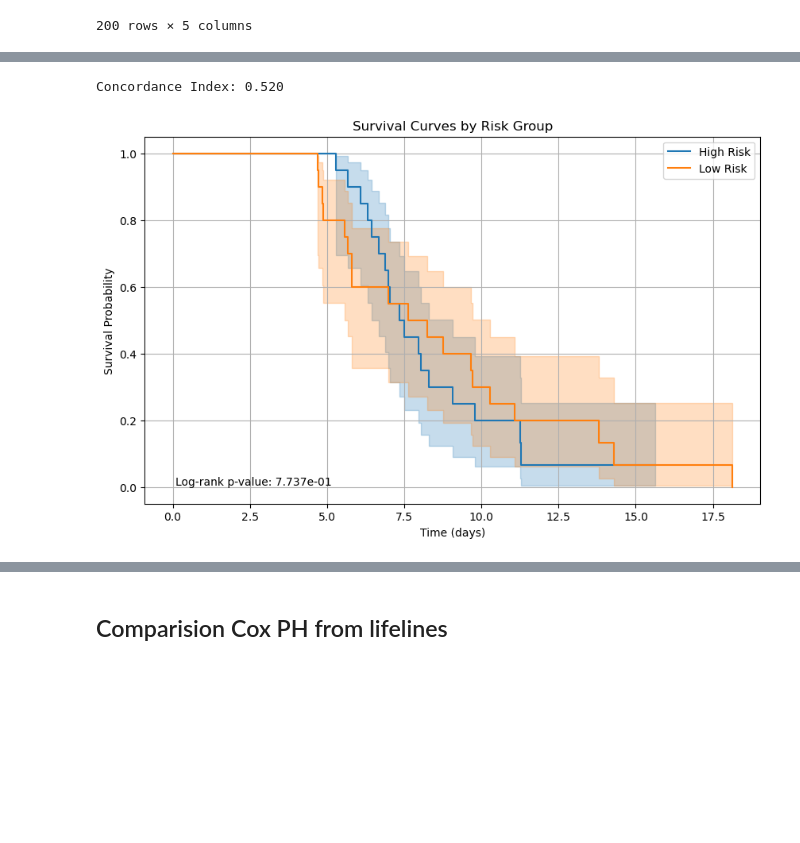
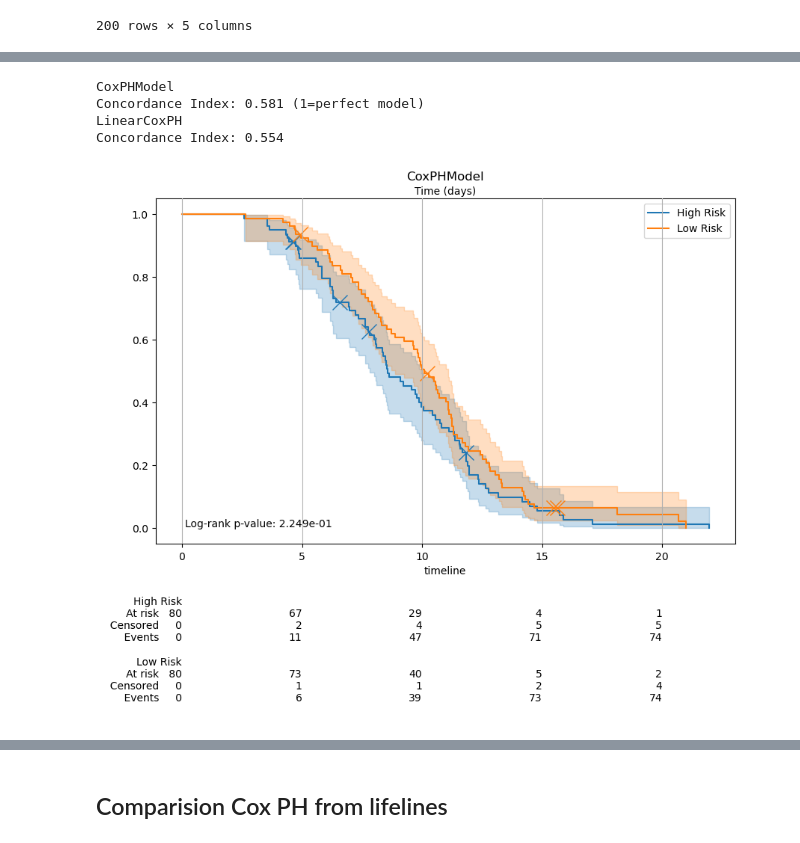
Before and after one commit to eric-fey-hus/ukko, a Jupyter notebook: Survival_model_dev.ipynb, the cells around one changed output, grey strips where cells are left out. Drawn from its saved outputs; the diff is of its cells as text; code cells hidden in the pictures; blank space fills up the shorter version.

Commit message:
Integrate ukko + tochsurv, 1st commit, messy. Main notebook: torchsurv_AML_model

```diff
--- a/Survival_model_dev.ipynb
+++ b/Survival_model_dev.ipynb
@@ -151,6 +159,7 @@ class LinearCoxPH(nn.Module):
     """
     def __init__(self, n_features):
         super().__init__()
+        self.modelname = "LinearCoxPH"
         self.beta = nn.Linear(n_features, 1, bias=False)  # β coefficients
 
     def forward(self, x):
@@ -163,6 +172,7 @@ class CoxPHModel(nn.Module):
     """
     def __init__(self, n_features, hidden_size=32):
         super().__init__()
+        self.modelname = "CoxPHModel"
         self.hidden_size = hidden_size
 
         # Linear hazard prediction
@@ -430,20 +448,24 @@ def plot_risk_stratification(times, events, high_risk, title="Risk Stratificatio
     """Plot Kaplan-Meier curves for high and low risk groups"""
 
     # Initialize KM estimator
-    kmf = KaplanMeierFitter()
+    kmf1 = KaplanMeierFitter()
+    kmf2 = KaplanMeierFitter()
 
     # Create figure
     plt.figure(figsize=(10, 6))
 
     # Plot high risk group
     mask = high_risk.astype(bool)  # Ensure boolean mask
-    kmf.fit(times[mask], events[mask], label='High Risk')
-    kmf.plot()
+    kmf1.fit(times[mask], events[mask], label='High Risk')
+    kmf1.plot(show_censors = True, censor_styles={'marker': 'x', 'ms': 15})
 
     # Plot low risk group
     mask = ~high_risk.astype(bool)  # Ensure boolean mask
-    kmf.fit(times[mask], events[mask], label='Low Risk')
-    kmf.plot()
+    kmf2.fit(times[mask], events[mask], label='Low Risk')
+    kmf2.plot(show_censors = True, censor_styles={'marker': 'x', 'ms': 15})
+
+    # Add at-risk counts
+    lifelines.plotting.add_at_risk_counts(kmf1, kmf2)
 
     # Customize plot
     plt.title(title)
@@ -460,25 +482,43 @@ def plot_risk_stratification(times, events, high_risk, title="Risk Stratificatio
 
     return plt.gcf()
 # %%
+import lifelines
+from lifelines.utils import concordance_index
 device = 'cuda' if torch.cuda.is_available() else 'cpu'
 
-# Load best model
-#best_model = CoxPHModel(n_features=n_features)
-best_model = LinearCoxPH(n_features=n_features)
-best_model.load_state_dict(torch.load('best_cox_model.pt'))
+# Load best models
+best_model = CoxPHModel(n_features=n_features)
+best_model.load_state_dict(torch.load(f'{model.modelname}.pt'))
 best_model = best_model.to(device)
 
+best_model2 = LinearCoxPH(n_features=n_features)
+best_model2.load_state_dict(torch.load(f'{model2.modelname}.pt'))
+best_model2 = best_model2.to(device)
+
+# CoxPHModel
+print("CoxPHModel")
 # Get risk groups
-risk_scores, times, events, high_risk = get_risk_groups(best_model, val_loader, device)
-
+risk_scores, times, events, high_risk = get_risk_groups(best_model, train_loader, device)
 # Plot Kaplan-Meier curves
 fig = plot_risk_stratification(times, events, high_risk,
-                             title="Survival Curves by Risk Group")
+                             title=model.modelname)
+# Add additional metrics
+c_index = concordance_index(times, -risk_scores.flatten(), events)
+print(f"Concordance Index: {c_index:.3f} (1=perfect model)")
 
+# LinearCoxPH
+print("LinearCoxPH")
+# Get risk groups
+risk_scores, times, events, high_risk = get_risk_groups(best_model2, train_loader, device)
+# Plot Kaplan-Meier curves
+fig = plot_risk_stratification(times, events, high_risk,
+                             title=model2.modelname)
 # Add additional metrics
-from lifelines.utils import concordance_index
 c_index = concordance_index(times, -risk_scores.flatten(), events)
 print(f"Concordance Index: {c_index:.3f}")
 # %% [output]
-Concordance Index: 0.520
+CoxPHModel
+Concordance Index: 0.581 (1=perfect model)
+LinearCoxPH
+Concordance Index: 0.554
-[figure, old version]
+[figure, new version]
```
Also changed, not shown: parts of 9 cells of this notebook, 9 other files.
